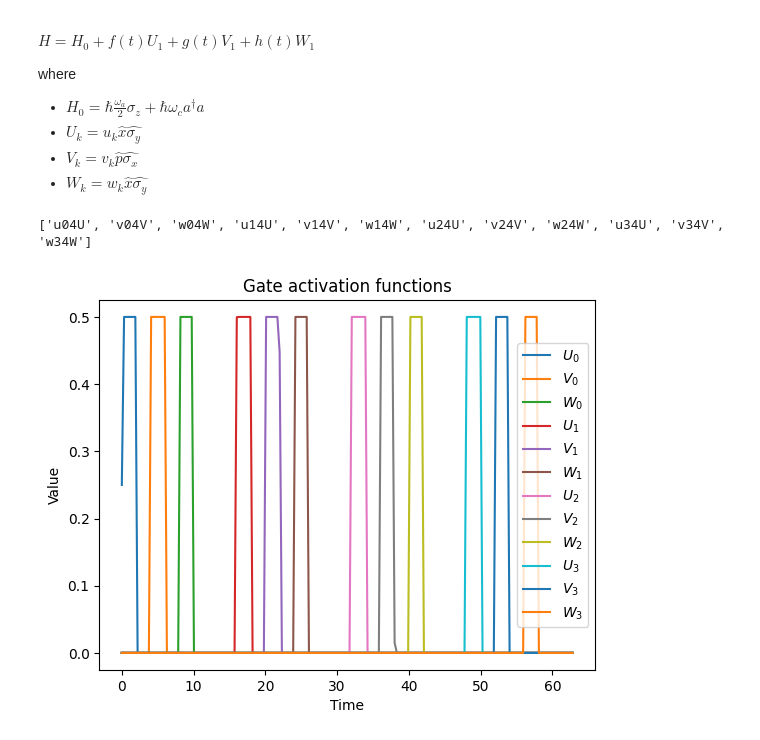
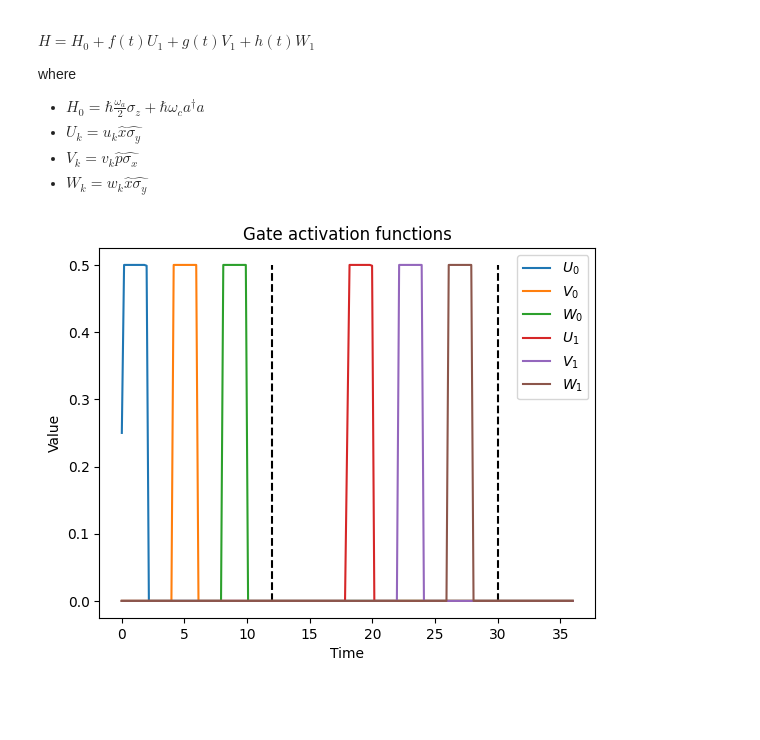
Before and after one commit to olgasolodovnikova/gridprep, a Jupyter notebook: Example.ipynb, the cells around one changed output. Drawn from its saved outputs; the diff is of its cells as text; code cells hidden in the pictures; blank space fills up the shorter version.

```diff
--- a/Example.ipynb
+++ b/Example.ipynb
@@ -72,4 +21,0 @@ def get_Hlist(M : int, out = False):
-# %%
-check = get_Hlist(4, True)
-# %% [output]
-['u04U', 'v04V', 'w04W', 'u14U', 'v14V', 'w14W', 'u24U', 'v24V', 'w24W', 'u34U', 'v34V', 'w34W']
@@ -76,46 +46,28 @@ check = get_Hlist(4, True)
 # %%
-#Activation function
-M = 4
+def plot_activation_funcs(ax, settings, times):
 
-tau = 2
-dtau = tau
-tau_w = 3*tau + 3*dtau + 2*tau
+    M, T, dT, Tdelay, z = settings.values()
 
-#tau = pi/4
-#dtau = pi/8
-#tau_w = 3*tau + 3*dtau + 2*tau
-
-def activate(t0, tf, z, t):
-    """Activation function for the cavity-atom interaction
-
-    t0: activation time
-    tf: deavtivation time
-    z: sensitivity
-    """
-    return 0.25*(1+erf(z*(t-t0)))*(1+erf(-z*(t-tf)))/tau
+    Hcoeffs = Hcoeff_list(settings)
+    labels = [f'$U_{k}$' if g == 0 else f'$V_{k}$' if g == 1 else f'$W_{k}$' for k in range(M) for g in range(3)]
 
 
-def t0(gate : int, k : int):
-    return k*tau_w + gate*(tau+dtau)
+    for i, fun in enumerate(Hcoeffs):
+        ax.plot(t, fun(t), label = labels[i] )
 
-def tf(gate: int, k: int):
-    return t0(gate, k) + tau
+    ax.legend()
+    ax.set_title('Gate activation functions')
+    ax.set_ylabel('Value')
+    ax.set_xlabel('Time')
 
-from functools import partial
+fig, ax = plt.subplots(1,)
+#Define times to show the Wigner function
 
-Hcoeffs = [partial(activate, t0(gate, k), tf(gate, k),100) for k in range(M) for gate in range(3)]
-labels = [f'$U_{k}$' if g == 0 else f'$V_{k}$' if g == 1 else f'$W_{k}$' for k in range(M) for g in range(3)]
+t_wig = Tdelay* np.arange(1,M+1) - 3*T
+for t in t_wig:
+    ax.vlines(t, 0, 0.5, color = 'k',linestyle='dashed')
 
-t = np.linspace(0,20*pi,201)
-for i, fun in enumerate(Hcoeffs):
-    plt.plot(t, fun(t), label = labels[i] )
-
-#plt.plot(t, Hcoeffs[1](t), color ='k')
-
-plt.legend()
-plt.title('Gate activation functions')
-plt.ylabel('Value')
-plt.xlabel('Time')
-plt.show()
+t = np.linspace(0,Tdelay*M,201)
+plot_activation_funcs(ax, activation_settings, t)
 # %% [output]
-[figure, old version]
+[figure, new version]
```
Also changed, not shown: parts of 13 cells of this notebook, 4 other files.
